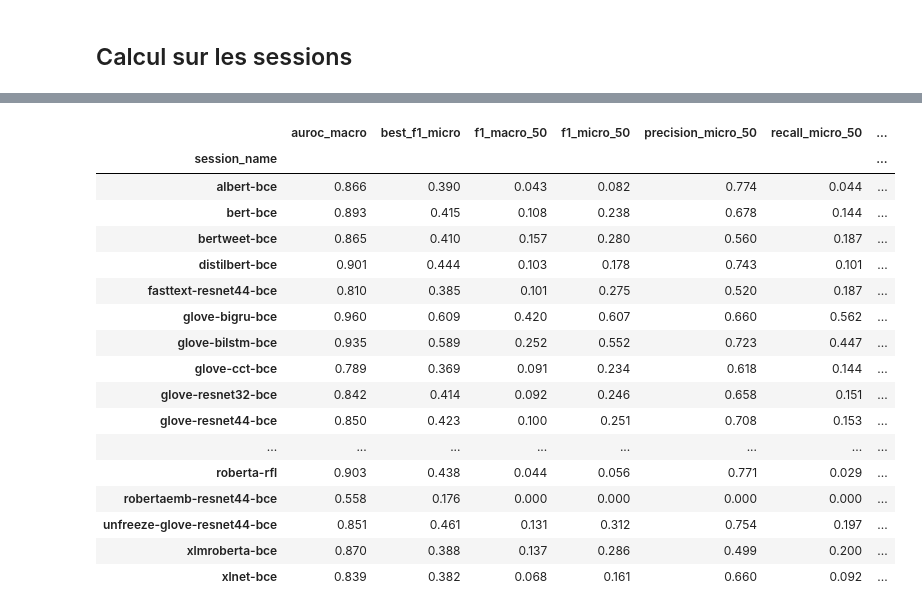
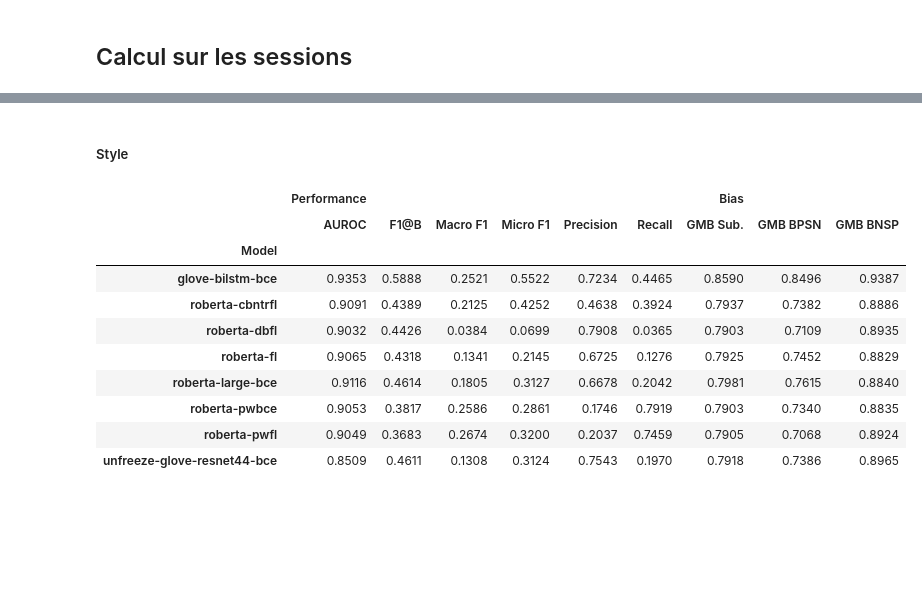
Before and after one commit to nigiva/hatespeech-detection-models, a Jupyter notebook: src/eval/create-graph.ipynb, the cells around one changed output, grey strips where cells are left out. Cells and saved outputs as stored; diff of their text form; code cells hidden in the pictures; blank space fills up the shorter version.

```diff
--- a/src/eval/create-graph.ipynb
+++ b/src/eval/create-graph.ipynb
@@ -271,7 +275,7 @@ def perf_and_bias_metric_per_model(prediction_test_df : pd.DataFrame):
 ## Calcul sur les sessions
 # %%
 prediction_test_df = None
-for session_name in tqdm(SELECTED_SESSION):
+for session_name in tqdm(SELECTED_SESSION_NAME):
     session_path = SESSION_DIR_PATH.joinpath(session_name)
     test_file_path =session_path.joinpath(test_prediction_namespace(session_name))
     current_test_df = pd.read_csv(test_file_path, index_col=0)
@@ -307,2 +299,28 @@ perf_and_bias_metric_per_model_df
 # %%
 perf_and_bias_metric_per_model_df.index = perf_and_bias_metric_per_model_df.index.map(lambda session_name: session_name.split("_")[0])
+perf_and_bias_metric_per_model_df.index.name = "Model"
+# %%
+rename_map = {
+    "auroc_macro": "AUROC",
+    "best_f1_micro": "F1@B",
+    "f1_macro_50": "Macro F1",
+    "f1_micro_50": "Micro F1",
+    "precision_micro_50": "Precision",
+    "recall_micro_50": "Recall",
+    "generalized_subgroup_auc": "GMB Sub.",
+    "generalized_bpsn_auc": "GMB BPSN",
+    "generalized_bnsp_auc": "GMB BNSP",
+}
+perf_and_bias_metric_per_model_df.rename(rename_map, inplace=True)
+# %%
+multi_columns = [('Performance', 'AUROC'),
+                ('Performance', 'F1@B'),
+                ('Performance', 'Macro F1'),
+                ('Performance', 'Micro F1'),
+                ('Performance', 'Precision'),
+                ('Performance', 'Recall'),
+                ('Bias', 'GMB Sub.'),
+                ('Bias', 'GMB BPSN'),
+                ('Bias', 'GMB BNSP')]
+
+perf_and_bias_metric_per_model_df.columns = pd.MultiIndex.from_tuples(multi_columns)
@@ -309,22 +329,20 @@ perf_and_bias_metric_per_model_df.index = perf_and_bias_metric_per_model_df.inde
+# %% [markdown]
+##### Style
 # %%
-s = perf_and_bias_metric_per_model_df.style.background_gradient(axis=0).format(precision=3).applymap_index(lambda v: "rotatebox:{45}--rwrap--latex;",axis=1)
-s
+perf_and_bias_metric_per_model_style = perf_and_bias_metric_per_model_df.style.background_gradient(axis=0)
+perf_and_bias_metric_per_model_style = perf_and_bias_metric_per_model_style.format(precision=4)
+#perf_and_bias_metric_per_model_style = perf_and_bias_metric_per_model_style.applymap_index(lambda v: "rotatebox:{45}--rwrap--latex;", axis=1)
+
+perf_and_bias_metric_per_model_style
 # %% [output]
-|  | auroc_macro | best_f1_micro | f1_macro_50 | f1_micro_50 | precision_micro_50 | recall_micro_50 | ... |
-| session_name |  |  |  |  |  |  | ... |
-| albert-bce | 0.866 | 0.390 | 0.043 | 0.082 | 0.774 | 0.044 | ... |
-| bert-bce | 0.893 | 0.415 | 0.108 | 0.238 | 0.678 | 0.144 | ... |
-| bertweet-bce | 0.865 | 0.410 | 0.157 | 0.280 | 0.560 | 0.187 | ... |
-| distilbert-bce | 0.901 | 0.444 | 0.103 | 0.178 | 0.743 | 0.101 | ... |
-| fasttext-resnet44-bce | 0.810 | 0.385 | 0.101 | 0.275 | 0.520 | 0.187 | ... |
-| glove-bigru-bce | 0.960 | 0.609 | 0.420 | 0.607 | 0.660 | 0.562 | ... |
-| glove-bilstm-bce | 0.935 | 0.589 | 0.252 | 0.552 | 0.723 | 0.447 | ... |
-| glove-cct-bce | 0.789 | 0.369 | 0.091 | 0.234 | 0.618 | 0.144 | ... |
-| glove-resnet32-bce | 0.842 | 0.414 | 0.092 | 0.246 | 0.658 | 0.151 | ... |
-| glove-resnet44-bce | 0.850 | 0.423 | 0.100 | 0.251 | 0.708 | 0.153 | ... |
-| ... | ... | ... | ... | ... | ... | ... | ... |
-| roberta-rfl | 0.903 | 0.438 | 0.044 | 0.056 | 0.771 | 0.029 | ... |
-| robertaemb-resnet44-bce | 0.558 | 0.176 | 0.000 | 0.000 | 0.000 | 0.000 | ... |
-| unfreeze-glove-resnet44-bce | 0.851 | 0.461 | 0.131 | 0.312 | 0.754 | 0.197 | ... |
-| xlmroberta-bce | 0.870 | 0.388 | 0.137 | 0.286 | 0.499 | 0.200 | ... |
-| xlnet-bce | 0.839 | 0.382 | 0.068 | 0.161 | 0.660 | 0.092 | ... |
+|  | Performance |  |  |  |  |  | Bias |  |  |
+|  | AUROC | F1@B | Macro F1 | Micro F1 | Precision | Recall | GMB Sub. | GMB BPSN | GMB BNSP |
+| Model |  |  |  |  |  |  |  |  |  |
+| glove-bilstm-bce | 0.9353 | 0.5888 | 0.2521 | 0.5522 | 0.7234 | 0.4465 | 0.8590 | 0.8496 | 0.9387 |
+| roberta-cbntrfl | 0.9091 | 0.4389 | 0.2125 | 0.4252 | 0.4638 | 0.3924 | 0.7937 | 0.7382 | 0.8886 |
+| roberta-dbfl | 0.9032 | 0.4426 | 0.0384 | 0.0699 | 0.7908 | 0.0365 | 0.7903 | 0.7109 | 0.8935 |
+| roberta-fl | 0.9065 | 0.4318 | 0.1341 | 0.2145 | 0.6725 | 0.1276 | 0.7925 | 0.7452 | 0.8829 |
+| roberta-large-bce | 0.9116 | 0.4614 | 0.1805 | 0.3127 | 0.6678 | 0.2042 | 0.7981 | 0.7615 | 0.8840 |
+| roberta-pwbce | 0.9053 | 0.3817 | 0.2586 | 0.2861 | 0.1746 | 0.7919 | 0.7903 | 0.7340 | 0.8835 |
+| roberta-pwfl | 0.9049 | 0.3683 | 0.2674 | 0.3200 | 0.2037 | 0.7459 | 0.7905 | 0.7068 | 0.8924 |
+| unfreeze-glove-resnet44-bce | 0.8509 | 0.4611 | 0.1308 | 0.3124 | 0.7543 | 0.1970 | 0.7918 | 0.7386 | 0.8965 |
```
Also changed, not shown: parts of 26 cells of this notebook, 2 other files.
